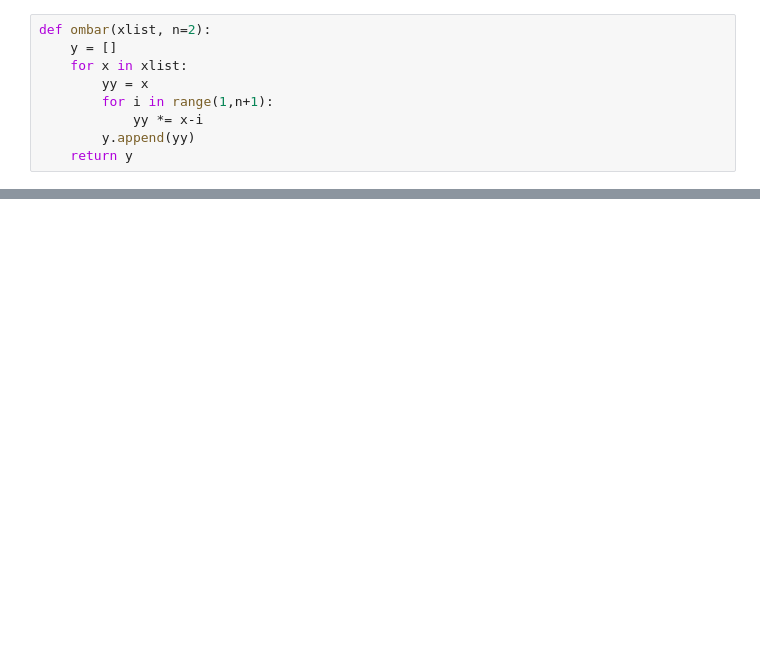
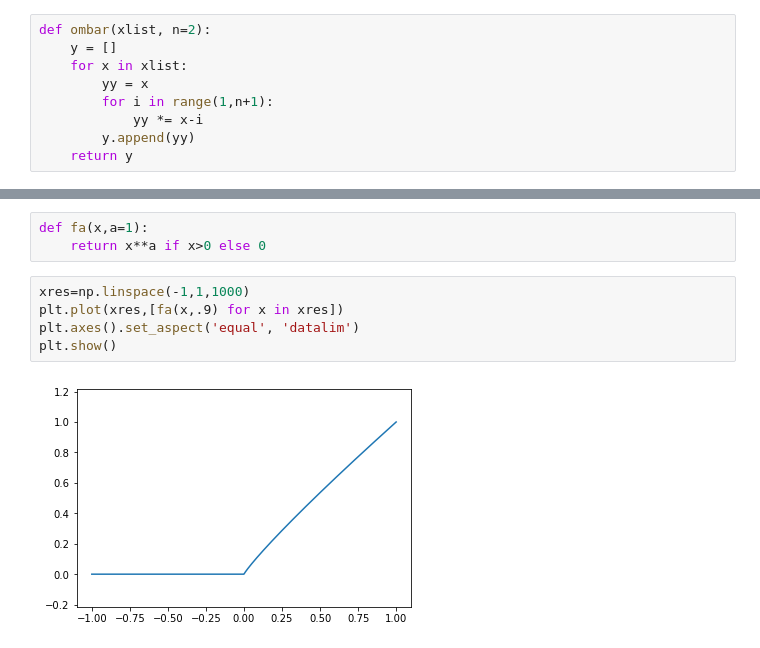
Before and after one commit to Legrandj/power, a Jupyter notebook: interp.ipynb, the cells around one changed output, grey strips where cells are left out. Cells and saved outputs as stored; diff of their text form; blank space fills up the shorter version.

```diff
--- a/interp.ipynb
+++ b/interp.ipynb
@@ -13,0 +52,10 @@ def ombar(xlist, n=2):
+# %%
+def fa(x,a=1):
+    return x**a if x>0 else 0
+# %%
+xres=np.linspace(-1,1,1000)
+plt.plot(xres,[fa(x,.9) for x in xres])
+plt.axes().set_aspect('equal', 'datalim')
+plt.show()
+# %% [output]
+[figure, added]
```
Also changed, not shown: parts of 19 cells of this notebook.
